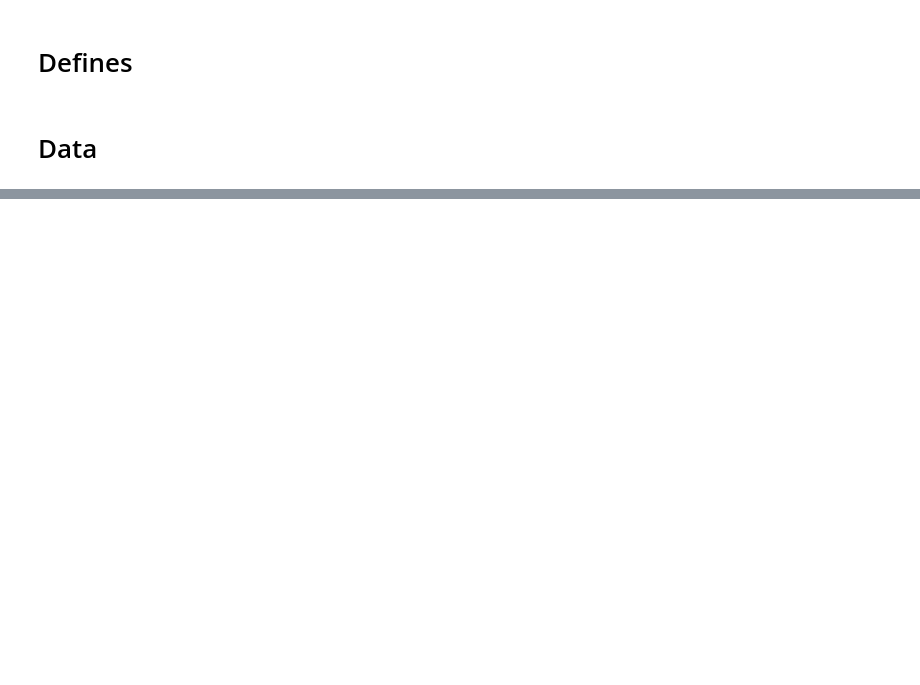
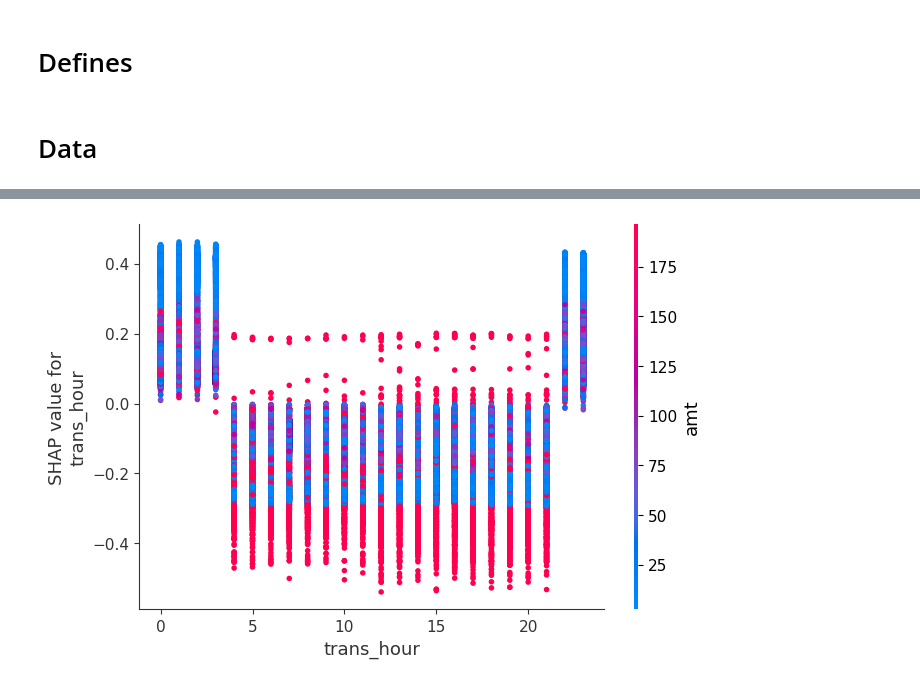
Before and after one commit to glebpnkv/fin_crime, a Jupyter notebook: 2_models.ipynb, the cells around one changed output, grey strips where cells are left out. Saved outputs shown, nothing was run; the diff lists cells and outputs as text; code cells hidden in the pictures; blank space fills up the shorter version.

```diff
--- a/2_models.ipynb
+++ b/2_models.ipynb
@@ -277,0 +317,9 @@ pd.DataFrame(cur_evals_result['eval']).plot(y='recall_class_1')
+# %%
+# Plot of SHAP values for transaction hour
+shap.dependence_plot(
+    'trans_hour',
+    shap_values_train,
+    df_train[x_cols]
+)
+# %% [output]
+[figure, added]
```
Also changed, not shown: parts of 57 cells of this notebook, 1 other file.
